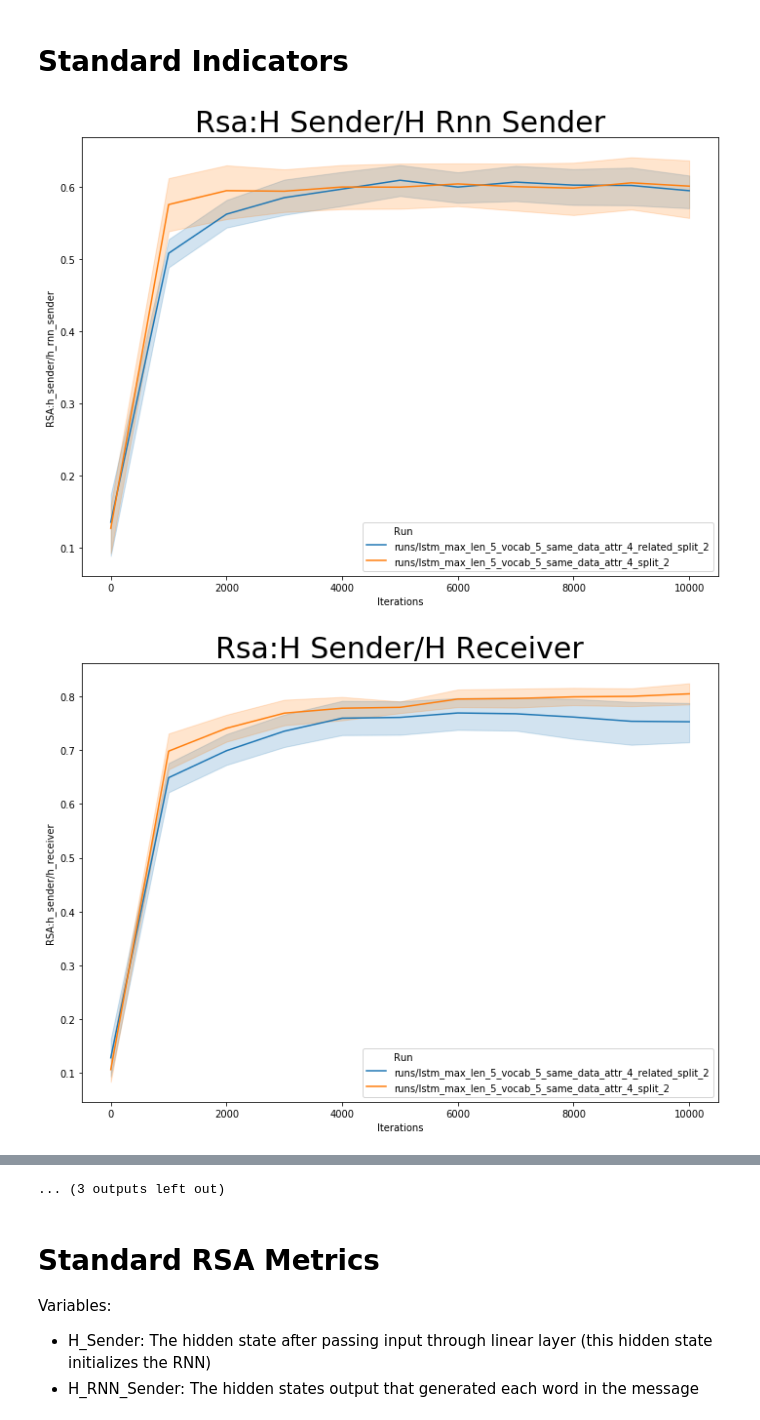
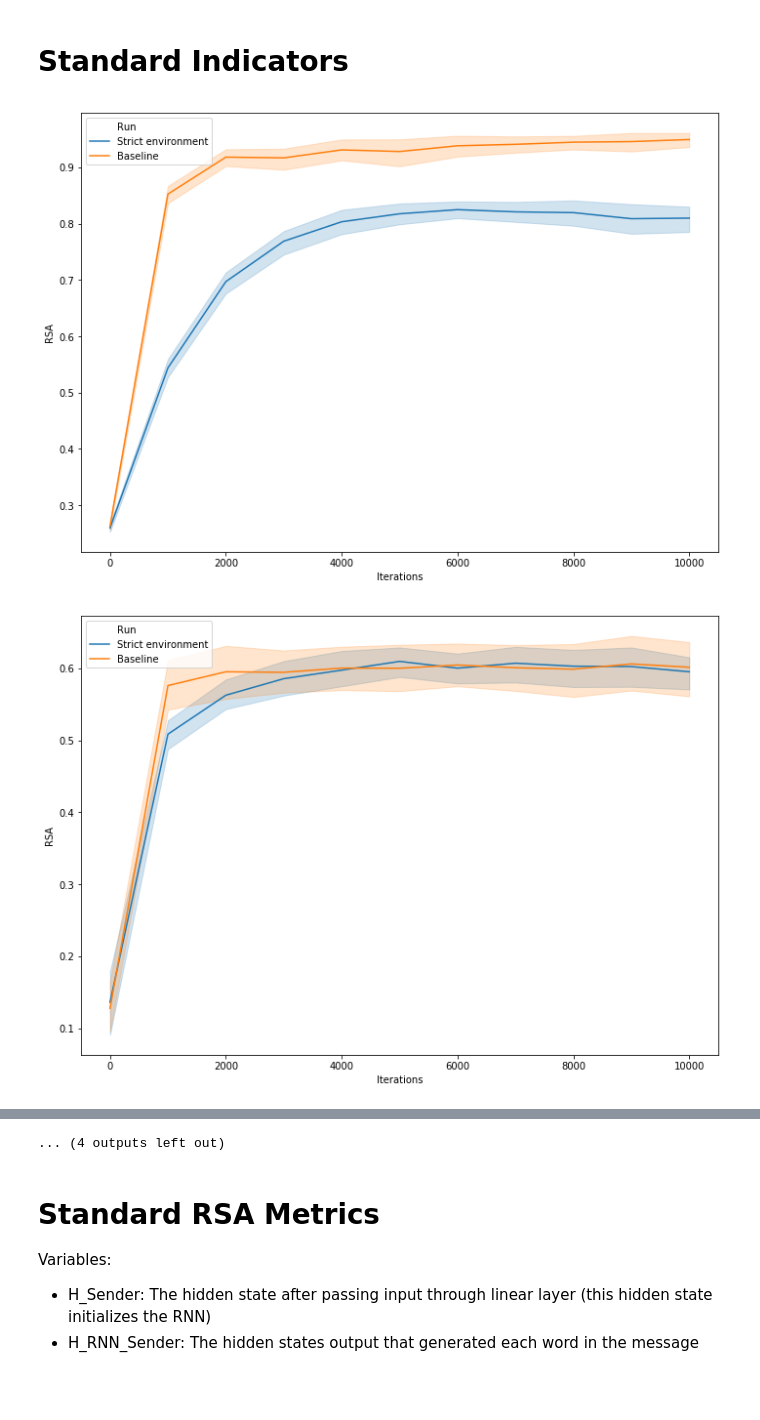
Before and after one commit to OscarLigthart/TopographicSimilarity, a Jupyter notebook: analysis.ipynb, the cells around one changed output, grey strips where cells are left out. Saved outputs shown, nothing was run; the diff lists cells and outputs as text; code cells hidden in the pictures; blank space fills up the shorter version.

Commit message:
added full plot

```diff
--- a/analysis.ipynb
+++ b/analysis.ipynb
@@ -55,7 +55,11 @@ def plot_metric(paths, metric="loss", run='baseline', ylabel=None, show_error=Tr
             for g in sorted(list(results[r][s].keys())):
                 generations.append(g)
                 values.append(results[r][s][g][metric])
-                run_names.append(r)
+
+                if 'related' not in r:
+                    run_names.append('Baseline')
+                else:
+                    run_names.append('Strict environment')
 
     values = np.array(values)
     iterations = np.array(generations)
@@ -65,8 +69,10 @@ def plot_metric(paths, metric="loss", run='baseline', ylabel=None, show_error=Tr
 
     ax = sns.lineplot(ax=ax, x='Iterations', y=metric, hue='Run', data=pd.DataFrame(data=d))
 
-    if title is None:
-        title = metric.replace('_', ' ').title()
+    #if title is None:
+    #    title = metric.replace('_', ' ').title()
+
+    ax.set_ylabel('RSA')
     ax.set_title(title, fontsize=30)
     plt.show()
 
@@ -121,16 +127,16 @@ def plot_all_metric(results, metric="loss", runs="all", ylabel=None, show_error=
 # %%
 # RSA_BASELINE = pickle.load(open(f'runs/lstm_max_len_5_vocab_5_same_data_attr_4_split_2/rsa_analysis.pkl', 'rb'))
 
 # RSA_ANALYSIS = {
 #                 'Baseline' : RSA_BASELINE,
 #                }
 
 paths = ["runs/lstm_max_len_5_vocab_5_same_data_attr_4_related_split_2",
         "runs/lstm_max_len_5_vocab_5_same_data_attr_4_split_2"]
 
 for k in keys:
-    if 'RSA' in k:
+    if 'RSA' in k or 'acc' in k:
         plot_metric(paths, metric=k)
 # %% [output]
-[figure, old version]
+[figure, new version]
-[figure, old version]
+[figure, new version]
@@ -147,4 +153,4 @@ for k in keys:
-... (3 outputs left out)
+... (4 outputs left out)
 # %% [markdown]
 # Standard RSA Metrics
 
```
Also changed, not shown: parts of 1 cell of this notebook, 11 other files.
